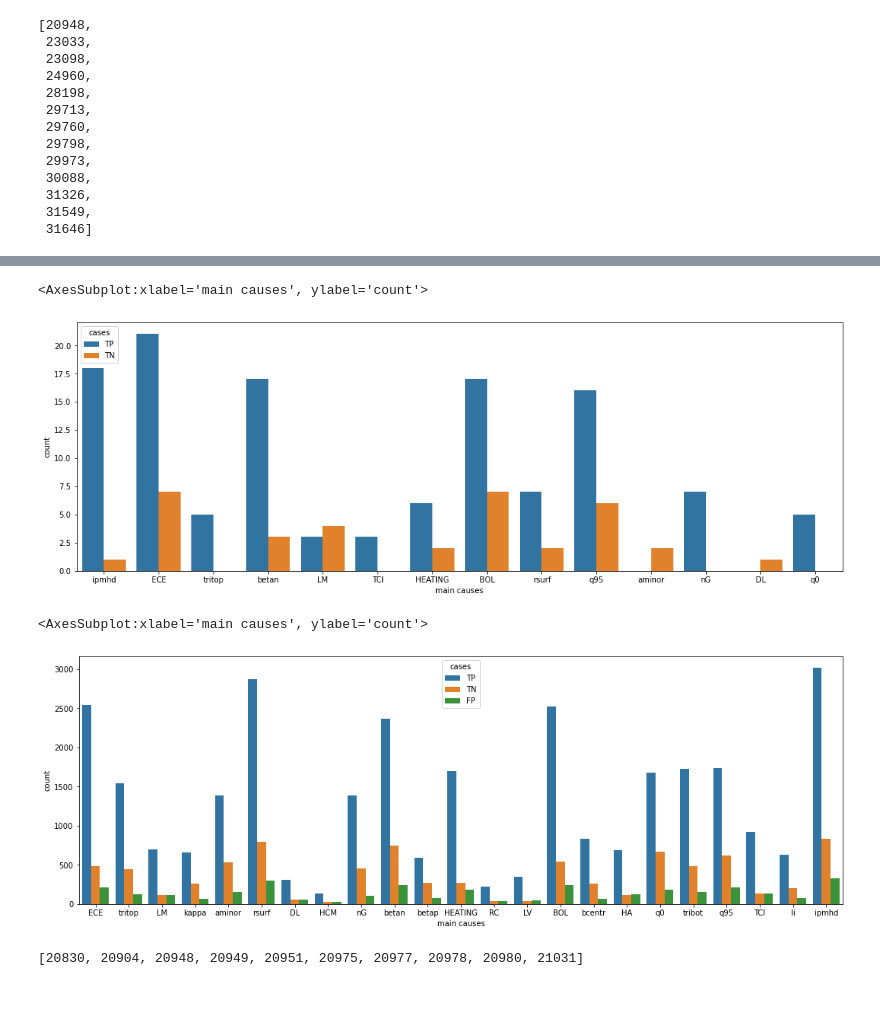
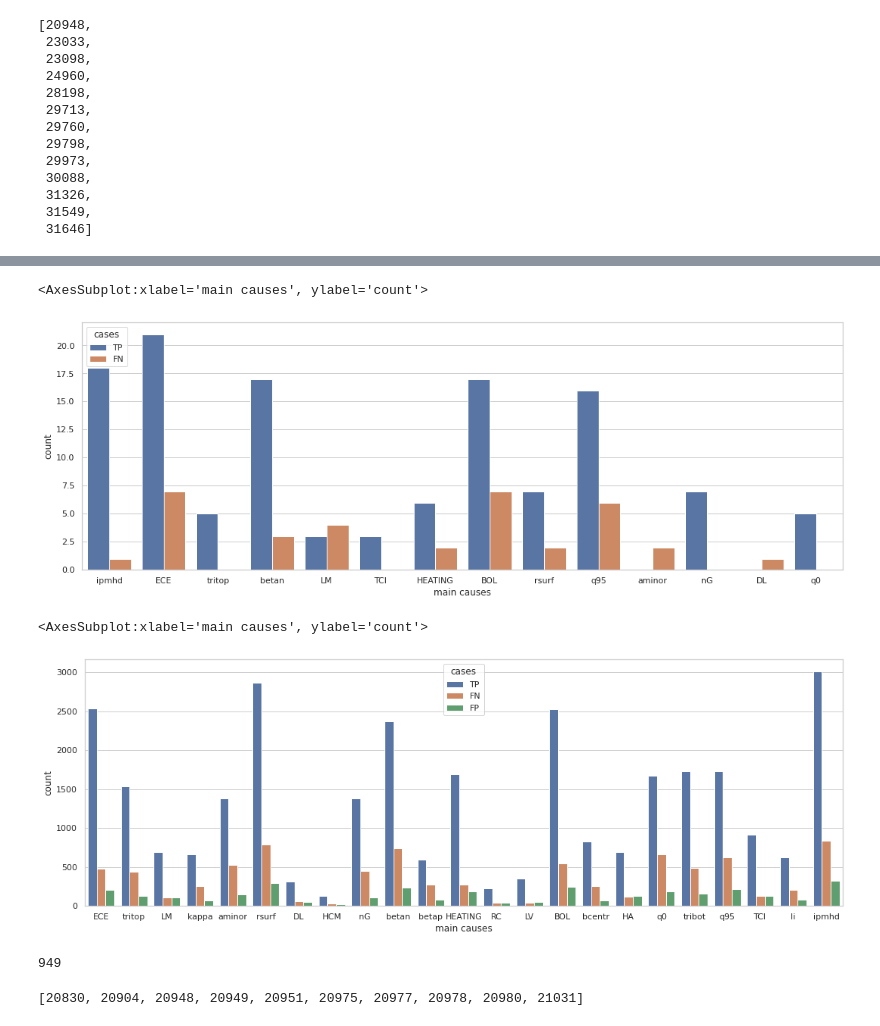
Before and after one commit to ZINZINBIN/Bayesian-Disruption-Prediction, a Jupyter notebook: analysis/analysis_results.ipynb, the cells around one changed output, grey strips where cells are left out. Saved outputs shown, nothing was run; the diff lists cells and outputs as text; code cells hidden in the pictures; blank space fills up the shorter version.

Commit message:
uncertainty-threshold tuning and its result

```diff
--- a/analysis/analysis_results.ipynb
+++ b/analysis/analysis_results.ipynb
@@ -303,6 +305,7 @@ result['eu-disrupt'] = result['eus'].apply(lambda x : x[0])
 
 result['au-normal'] = result['aus'].apply(lambda x : x[1])
 result['eu-normal'] = result['eus'].apply(lambda x : x[1])
+result['cases'] = result['cases'].apply(lambda x : 'FN' if x == 'TN' else x)
 # %%
 result.head()
 # %% [output]
@@ -372,33 +378,45 @@ sns.countplot(x='main causes', hue='cases', data=pd.melt(frame = result[result['
 # %%
 # LM cases detection
 result = pd.read_pickle("./results/analysis_feature_importance_lm.pkl")
 result['au-disrupt'] = result['aus'].apply(lambda x : x[0])
 result['eu-disrupt'] = result['eus'].apply(lambda x : x[0])
 
 result['au-normal'] = result['aus'].apply(lambda x : x[1])
 result['eu-normal'] = result['eus'].apply(lambda x : x[1])
+result['cases'] = result['cases'].apply(lambda x : 'FN' if x == 'TN' else x)
 
 topk = 5
 factors = [
     np.array(col_signals)[np.argpartition(result[col_signals].values[idx,:], kth = -topk)[-topk:]].tolist() for idx in range(result[col_signals].values.shape[0])
 ]
 
 for k in range(topk):
     result["cause-{:02d}".format(k+1)] = [factor[k] for factor in factors]
 
 plt.figure(figsize=(18,6))
 sns.countplot(x='main causes', hue='cases', data=pd.melt(frame = result, id_vars=['cases', 'shots'], value_name = 'main causes', value_vars = ["cause-{:02d}".format(k+1) for k in range(topk)]))
 # %% [output]
 <AxesSubplot:xlabel='main causes', ylabel='count'>
-[figure, old version]
+[figure, new version]
 # %%
 # LM cases detection
+import pandas as pd
+import numpy as np
+import seaborn as sns
+import matplotlib.pyplot as plt
+
 result = pd.read_pickle("./results/analysis_feature_importance_total.pkl")
 result['au-disrupt'] = result['aus'].apply(lambda x : x[0])
 result['eu-disrupt'] = result['eus'].apply(lambda x : x[0])
 
 result['au-normal'] = result['aus'].apply(lambda x : x[1])
 result['eu-normal'] = result['eus'].apply(lambda x : x[1])
+result['cases'] = result['cases'].apply(lambda x : 'FN' if x == 'TN' else x)
+
+col_signals = [
+    'q0', 'q95', 'ipmhd', 'kappa', 'tritop', 'tribot', 'betap', 'betan', 'li', 'bcentr', 'rsurf',
+    'aminor','nG', 'ECE', 'LM', 'DL', 'HCM', 'TCI', 'LV', 'RC', 'HA', 'HEATING','BOL'
+]
 
 topk = 10
 factors = [
@@ -409,10 +427,14 @@ for k in range(topk):
     result["cause-{:02d}".format(k+1)] = [factor[k] for factor in factors]
 
 plt.figure(figsize=(18,6))
-sns.countplot(x='main causes', hue='cases', hue_order=['TP', 'TN','FP'], data=pd.melt(frame = result, id_vars=['cases', 'shots'], value_name = 'main causes', value_vars = ["cause-{:02d}".format(k+1) for k in range(topk)]))
+sns.countplot(x='main causes', hue='cases', hue_order=['TP','FN','FP'], data=pd.melt(frame = result, id_vars=['cases', 'shots'], value_name = 'main causes', value_vars = ["cause-{:02d}".format(k+1) for k in range(topk)]))
 # %% [output]
 <AxesSubplot:xlabel='main causes', ylabel='count'>
-[figure, old version]
+[figure, new version]
+# %%
+len(result.shots.unique())
+# %% [output]
+949
 # %%
 result_topk = pd.melt(frame = result, id_vars=['cases', 'shots'], value_name = 'main causes', value_vars = ["cause-{:02d}".format(k+1) for k in range(topk)])
 sorted(result_topk[(result_topk['cases'] == 'TP') & (result_topk['main causes'] == 'LM')].shots.unique())[0:10]
```
Also changed, not shown: parts of 36 cells of this notebook, 2 other files.
